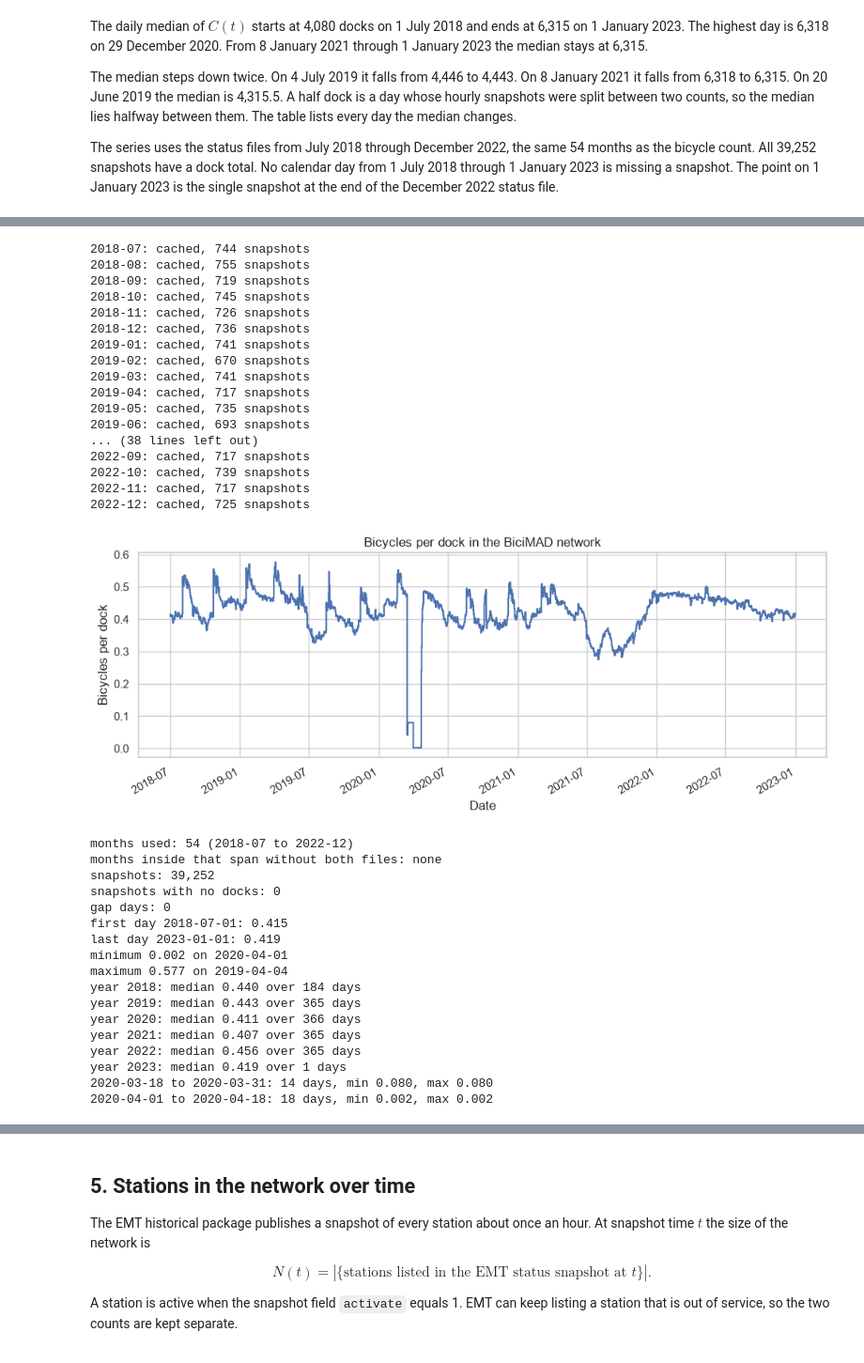
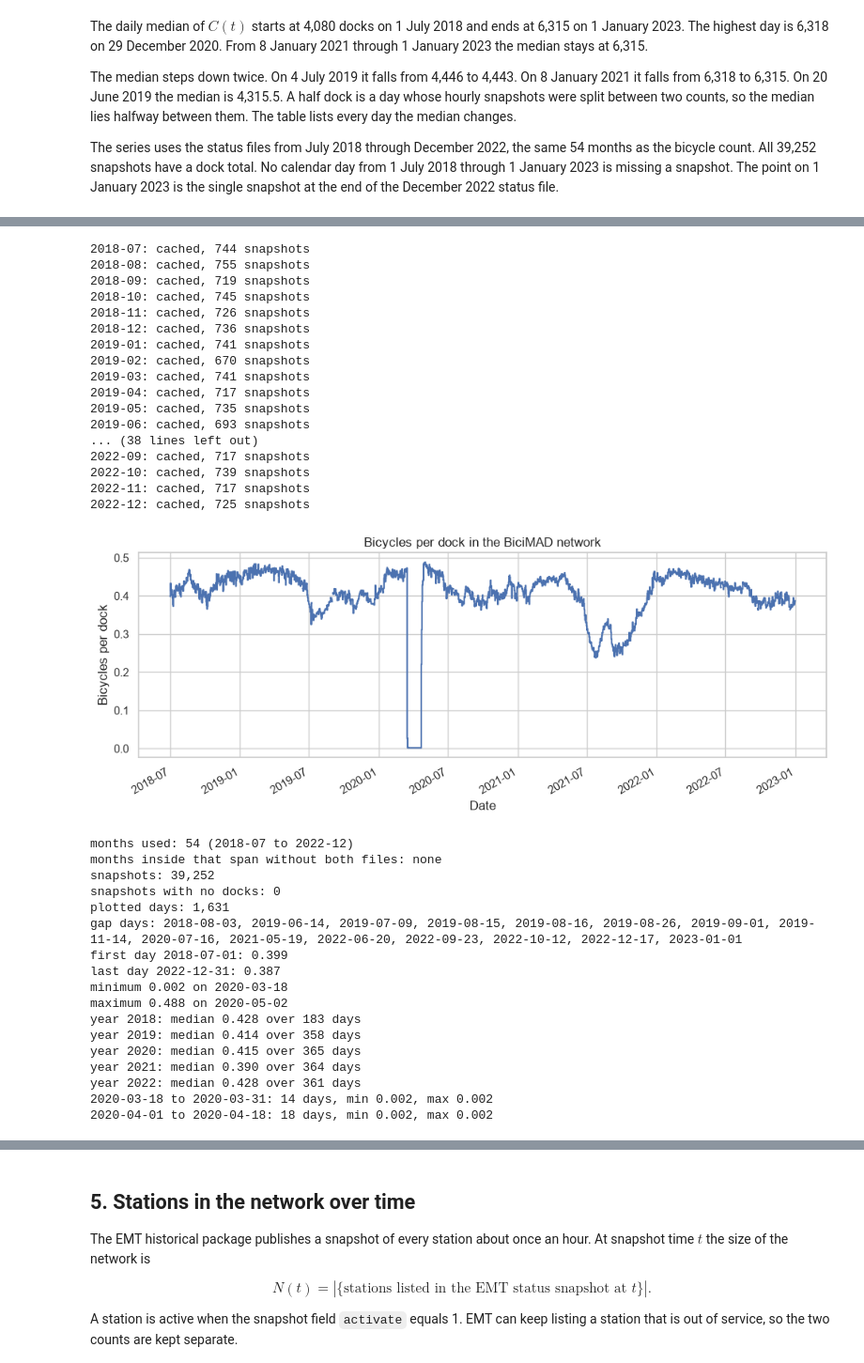
Before and after one commit to sergiozurron/BicimadOperations, a Jupyter notebook: bicimad_infrastructure_evolution.ipynb, the cells around one changed output, grey strips where cells are left out. Shown at 94% size. Drawn from its saved outputs; the diff is of its cells as text; code cells hidden in the pictures.

Commit message:
Update sections to use new bike count formula

```diff
--- a/bicimad_infrastructure_evolution.ipynb
+++ b/bicimad_infrastructure_evolution.ipynb
@@ -795,5 +803,7 @@ The plotted value is $T(D)$ on each calendar day. The code reads the snapshot ca
 # %%
 import json
+
+QUIET_HOUR = 5  # hour h* from the quiet-hour chart
 
 months = discover_months(cfg)["both"]
 if not months:
@@ -821,18 +831,25 @@ for month in months:
         raise RuntimeError(
             f"{month}: bicycle snapshot cache is stale. Run the bicycle section first."
         )
-    frames.append(pd.read_parquet(cache, columns=["ts", "n_riding", "n_bikes"]))
+    frames.append(pd.read_parquet(cache, columns=["ts", "n_riding", "n_docked"]))
 
 snapshots = pd.concat(frames, ignore_index=True)
+local = snapshots["ts"].dt.tz_convert(MADRID_TZ)
+snapshots["date"] = local.dt.floor("D")
+quiet = snapshots.loc[local.dt.hour.eq(QUIET_HOUR)]
+daily_b = quiet.groupby("date")["n_docked"].median()
+snapshots["n_bikes"] = snapshots["date"].map(daily_b)
 daily = daily_presence_utilization(
     snapshots,
     tz=MADRID_TZ,
     max_gap=pd.Timedelta(hours=6),
 )
-local_day = snapshots["ts"].dt.tz_convert(MADRID_TZ).dt.floor("D")
-calendar = pd.date_range(local_day.min(), local_day.max(), freq="D", tz=MADRID_TZ)
+calendar = pd.date_range(
+    snapshots["date"].min(), snapshots["date"].max(), freq="D", tz=MADRID_TZ
+)
 plot = daily.set_index("date").reindex(calendar)
-eligible = plot["covered_hours"].ge(12) & plot["present_hours"].gt(0)
+fleet = daily_b.reindex(calendar)
+eligible = plot["covered_hours"].ge(12) & fleet.gt(0)
 used = plot["used_hours"].where(eligible)
 
 fig, ax = plt.subplots()
@@ -1062,5 +1079,7 @@ The plotted value is the median of $\delta(t)$ on each calendar day in Europe/Ma
 # %%
 import json
+
+QUIET_HOUR = 5  # hour h* from the quiet-hour chart
 
 months = discover_months(cfg)["both"]
 if not months:
@@ -1085,7 +1104,7 @@ for month in months:
         raise RuntimeError(
             f"{month}: bicycle snapshot cache is stale. Run the bicycle section first."
         )
-    bikes = pd.read_parquet(bike_cache, columns=["ts", "n_bikes"])
+    bikes = pd.read_parquet(bike_cache, columns=["ts", "n_docked"])
 
     dock_cache = dock_dir / f"{month}.parquet"
     dock_manifest_path = dock_dir / f"{month}.manifest.json"
@@ -1109,23 +1128,21 @@ for month in months:
         raise RuntimeError(
             f"{month}: {missing} snapshots are missing from the bicycle cache or the dock count"
         )
-    frames.append(merged.loc[:, ["ts", "n_bikes", "n_docks"]])
+    frames.append(merged.loc[:, ["ts", "n_docked", "n_docks"]])
 
 snapshots = pd.concat(frames, ignore_index=True)
-usable = snapshots.loc[snapshots["n_docks"] > 0].copy()
-usable["density"] = usable["n_bikes"] / usable["n_docks"]
-local_day = usable["ts"].dt.tz_convert(MADRID_TZ).dt.floor("D")
-daily = (
-    usable.assign(date=local_day)
-    .groupby("date", as_index=False)
-    .agg(density=("density", "median"))
-    .sort_values("date")
-    .reset_index(drop=True)
+local = snapshots["ts"].dt.tz_convert(MADRID_TZ)
+snapshots["date"] = local.dt.floor("D")
+quiet = snapshots.loc[local.dt.hour.eq(QUIET_HOUR)]
+daily_b = quiet.groupby("date")["n_docked"].median()
+daily_c = snapshots.groupby("date")["n_docks"].median()
+calendar = pd.date_range(
+    snapshots["date"].min(), snapshots["date"].max(), freq="D", tz=MADRID_TZ
 )
-span_start = snapshots["ts"].dt.tz_convert(MADRID_TZ).dt.floor("D").min()
-span_end = snapshots["ts"].dt.tz_convert(MADRID_TZ).dt.floor("D").max()
-calendar = pd.date_range(span_start, span_end, freq="D", tz=MADRID_TZ)
-plot = daily.set_index("date").reindex(calendar)
+plot = pd.DataFrame({"B": daily_b, "C": daily_c}).reindex(calendar)
+plot["density"] = plot["B"] / plot["C"]
+missing_day = plot["B"].isna() | plot["C"].isna() | plot["C"].le(0)
+plot.loc[missing_day, "density"] = pd.NA
 
 fig, ax = plt.subplots()
 ax.step(plot.index.tz_localize(None), plot["density"], where="post")
@@ -1137,62 +1154,64 @@ plt.tight_layout()
 plt.show()
 
 present = plot["density"].dropna()
+gaps = [ts.strftime("%Y-%m-%d") for ts in plot.index[plot["density"].isna()]]
 period_span = pd.period_range(months[0], months[-1], freq="M")
 inside_missing = [str(period) for period in period_span if str(period) not in set(months)]
 print(f"months used: {len(months)} ({months[0]} to {months[-1]})")
 print("months inside that span without both files:", inside_missing or "none")
 print(f"snapshots: {len(snapshots):,}")
 print(f"snapshots with no docks: {int((snapshots['n_docks'] == 0).sum()):,}")
-print(f"gap days: {int(plot['density'].isna().sum())}")
+print(f"plotted days: {len(present):,}")
+print("gap days:", ", ".join(gaps) if gaps else "none")
 print(f"first day {present.index[0].strftime('%Y-%m-%d')}: {present.iloc[0]:.3f}")
 print(f"last day {present.index[-1].strftime('%Y-%m-%d')}: {present.iloc[-1]:.3f}")
 print(f"minimum {present.min():.3f} on {present.idxmin().strftime('%Y-%m-%d')}")
 print(f"maximum {present.max():.3f} on {present.idxmax().strftime('%Y-%m-%d')}")
 for year, group in present.groupby(present.index.year):
     print(f"year {year}: median {group.median():.3f} over {len(group)} days")
 
 
 def _window(start, end):
     sl = present.loc[start:end]
     print(f"{start} to {end}: {len(sl)} days, min {sl.min():.3f}, max {sl.max():.3f}")
 
 
 _window("2020-03-18", "2020-03-31")
 _window("2020-04-01", "2020-04-18")
 # %% [output]
 2018-07: cached, 744 snapshots
 2018-08: cached, 755 snapshots
 2018-09: cached, 719 snapshots
 2018-10: cached, 745 snapshots
 2018-11: cached, 726 snapshots
 2018-12: cached, 736 snapshots
 2019-01: cached, 741 snapshots
 2019-02: cached, 670 snapshots
 2019-03: cached, 741 snapshots
 2019-04: cached, 717 snapshots
 2019-05: cached, 735 snapshots
 2019-06: cached, 693 snapshots
 ... (38 lines left out)
 2022-09: cached, 717 snapshots
 2022-10: cached, 739 snapshots
 2022-11: cached, 717 snapshots
 2022-12: cached, 725 snapshots
-[figure, old version]
+[figure, new version]
 months used: 54 (2018-07 to 2022-12)
 months inside that span without both files: none
 snapshots: 39,252
 snapshots with no docks: 0
-gap days: 0
-first day 2018-07-01: 0.415
-last day 2023-01-01: 0.419
-minimum 0.002 on 2020-04-01
-maximum 0.577 on 2019-04-04
-year 2018: median 0.440 over 184 days
-year 2019: median 0.443 over 365 days
-year 2020: median 0.411 over 366 days
-year 2021: median 0.407 over 365 days
-year 2022: median 0.456 over 365 days
-year 2023: median 0.419 over 1 days
-2020-03-18 to 2020-03-31: 14 days, min 0.080, max 0.080
+plotted days: 1,631
+gap days: 2018-08-03, 2019-06-14, 2019-07-09, 2019-08-15, 2019-08-16, 2019-08-26, 2019-09-01, 2019-11-14, 2020-07-16, 2021-05-19, 2022-06-20, 2022-09-23, 2022-10-12, 2022-12-17, 2023-01-01
+first day 2018-07-01: 0.399
+last day 2022-12-31: 0.387
+minimum 0.002 on 2020-03-18
+maximum 0.488 on 2020-05-02
+year 2018: median 0.428 over 183 days
+year 2019: median 0.414 over 358 days
+year 2020: median 0.415 over 365 days
+year 2021: median 0.390 over 364 days
+year 2022: median 0.428 over 361 days
+2020-03-18 to 2020-03-31: 14 days, min 0.002, max 0.002
 2020-04-01 to 2020-04-18: 18 days, min 0.002, max 0.002
 # %% [markdown]
```
Also changed, not shown: parts of 10 cells of this notebook.
